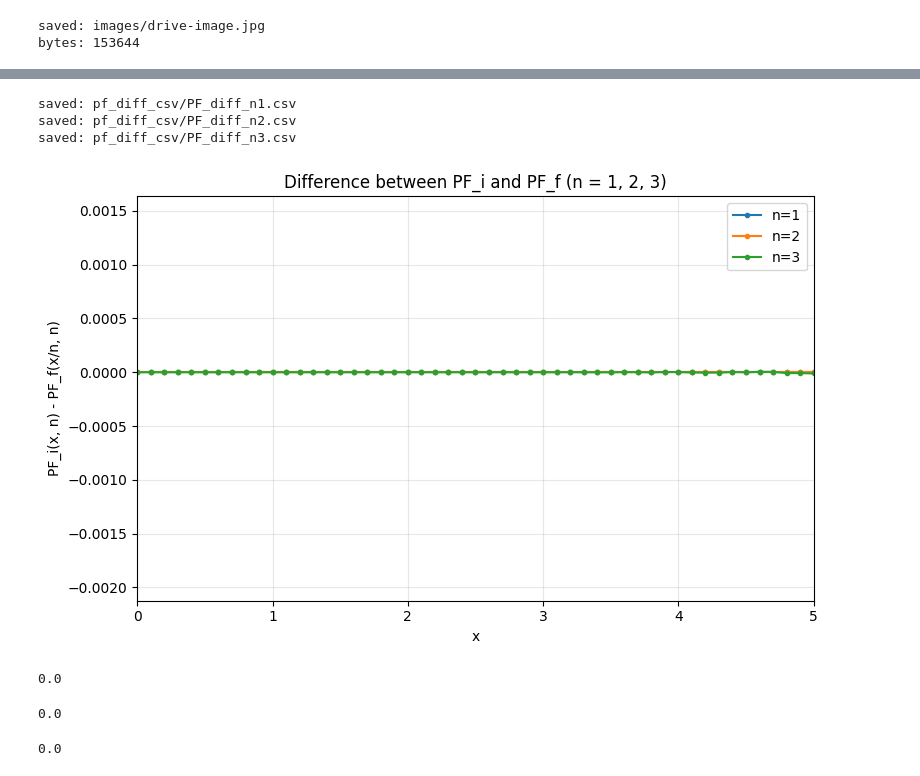
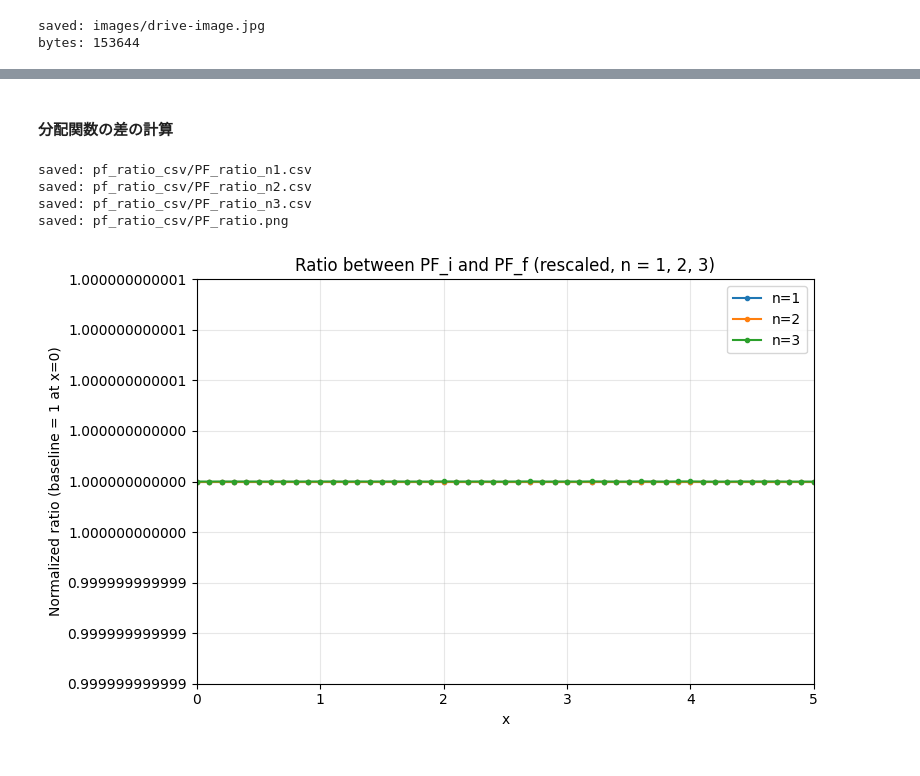
Before and after one commit to Ryomaw/LoopModel, a Jupyter notebook: CubicLoop/CubicLoop_ToyModel.ipynb, the cells around one changed output, grey strips where cells are left out. Saved outputs shown, nothing was run; the diff lists cells and outputs as text; code cells hidden in the pictures.

Commit message:
Add CubicLoop notebook and PNG plot outputs

```diff
--- a/CubicLoop/CubicLoop_ToyModel.ipynb
+++ b/CubicLoop/CubicLoop_ToyModel.ipynb
@@ -78,50 +80,80 @@ def PF_f(x, n):
     func =  Weight_f_g0(x, n) + 4 * Weight_f_g1(x, n) + 2 * Weight_f_g2(x, n) + 2 * Weight_f_g3(x, n) \
         + 2 * Weight_f_g4(x, n) + 4 * Weight_f_g5(x, n) + Weight_f_g6(x, n)
     return (2**9) * (n**9) * func
+# %% [markdown]
+#### 分配関数の差の計算
 # %%
 import numpy as np
 import matplotlib.pyplot as plt
 from pathlib import Path
+from matplotlib.ticker import FormatStrFormatter
 
 x_max = 10.0
 x_values = np.arange(0.0, x_max + 1e-9, 0.1)
 n_values = [1, 2, 3]
 
-out_dir = Path("pf_diff_csv")
+out_dir = Path("pf_ratio_csv")
 out_dir.mkdir(exist_ok=True)
+png_path = out_dir / "PF_ratio.png"
 
 plt.figure(figsize=(8, 5))
+all_ratio_unit1 = []
 for n in n_values:
-    y_values = np.array([PF_i(x, n) - PF_f(x / n, n) for x in x_values], dtype=float)
-    plt.plot(x_values, y_values, marker="o", markersize=3, linewidth=1.5, label=f"n={n}")
+    ratio_values = []
+    for x in x_values:
+        numerator = PF_i(x, n)
+        denominator = PF_f(x / n, n)
+        ratio_values.append(np.nan if np.isclose(denominator, 0.0) else numerator / denominator)
 
-    csv_path = out_dir / f"PF_diff_n{n}.csv"
-    data = np.column_stack((x_values, y_values))
-    np.savetxt(csv_path, data, delimiter=",", header="x,PF_i_minus_PF_f", comments="")
+    ratio_values = np.array(ratio_values, dtype=float)
+
+    # Re-define y-axis unit so each curve is around 1 (baseline at x=0).
+    finite_idx = np.where(np.isfinite(ratio_values))[0]
+    if finite_idx.size == 0:
+        ratio_unit1 = np.full_like(ratio_values, np.nan, dtype=float)
+    else:
+        base = ratio_values[finite_idx[0]]
+        ratio_unit1 = ratio_values / base
+
+    all_ratio_unit1.append(ratio_unit1)
+    plt.plot(x_values, ratio_unit1, marker="o", markersize=3, linewidth=1.5, label=f"n={n}")
+
+    csv_path = out_dir / f"PF_ratio_n{n}.csv"
+    data = np.column_stack((x_values, ratio_values, ratio_unit1))
+    np.savetxt(
+        csv_path,
+        data,
+        delimiter=",",
+        header="x,PF_i_div_PF_f,PF_i_div_PF_f_unit1",
+        comments="",
+    )
     print(f"saved: {csv_path}")
 
+# Make y-axis display around 1 directly (disable offset/scientific style).
+all_ratio_unit1 = np.concatenate(all_ratio_unit1)
+finite_vals = all_ratio_unit1[np.isfinite(all_ratio_unit1)]
+center = np.nanmean(finite_vals) if finite_vals.size else 1.0
+spread = np.nanmax(np.abs(finite_vals - center)) if finite_vals.size else 1e-12
+pad = max(spread * 1.2, 1e-12)
+plt.ylim(center - pad, center + pad)
+
+ax = plt.gca()
+ax.ticklabel_format(axis="y", style="plain", useOffset=False)
+ax.yaxis.set_major_formatter(FormatStrFormatter("%.12f"))
+
 plt.xlabel("x")
-plt.ylabel("PF_i(x, n) - PF_f(x/n, n)")
-plt.title("Difference between PF_i and PF_f (n = 1, 2, 3)")
+plt.ylabel("Normalized ratio (baseline = 1 at x=0)")
+plt.title("Ratio between PF_i and PF_f (rescaled, n = 1, 2, 3)")
 plt.xlim(0, 5)
 plt.grid(True, alpha=0.3)
 plt.legend()
 plt.tight_layout()
+plt.savefig(png_path, dpi=300, bbox_inches="tight")
+print(f"saved: {png_path}")
 plt.show()
 # %% [output]
-saved: pf_diff_csv/PF_diff_n1.csv
-saved: pf_diff_csv/PF_diff_n2.csv
-saved: pf_diff_csv/PF_diff_n3.csv
+saved: pf_ratio_csv/PF_ratio_n1.csv
+saved: pf_ratio_csv/PF_ratio_n2.csv
+saved: pf_ratio_csv/PF_ratio_n3.csv
+saved: pf_ratio_csv/PF_ratio.png
-[figure, old version]
+[figure, new version]
-# %%
-PF_i(5, 2) - PF_f(5/2, 2)
-# %% [output]
-0.0
-# %%
-PF_i(6, 3) - PF_f(6/3, 3)
-# %% [output]
-0.0
-# %%
-PF_i(5, 4) - PF_f(5/4, 4)
-# %% [output]
-0.0
```
Also changed, not shown: parts of 33 cells of this notebook, 13 other files.
